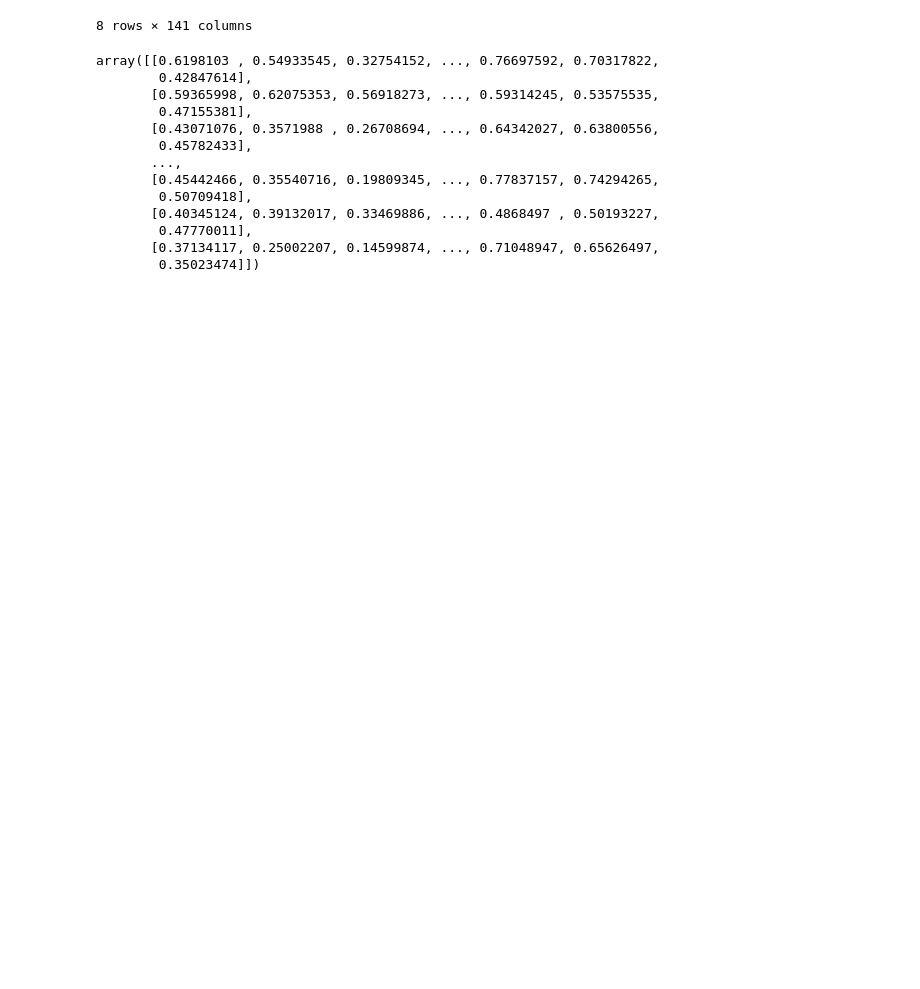
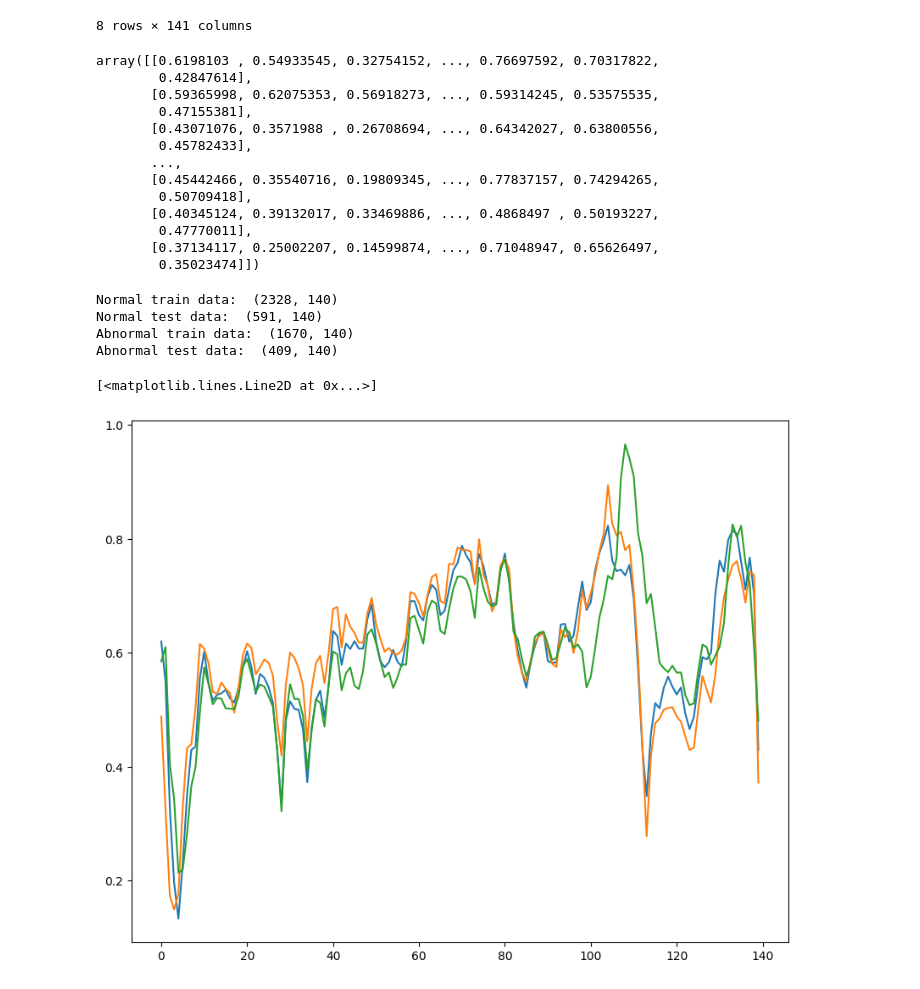
Before and after one commit to Ziyi-star/Bachelor-Project, a Jupyter notebook: notebooks/01-Autoencoder_ecg.ipynb, the cells around one changed output. Saved outputs shown, nothing was run; the diff lists cells and outputs as text; code cells hidden in the pictures; blank space fills up the shorter version.

```diff
--- a/notebooks/01-Autoencoder_ecg.ipynb
+++ b/notebooks/01-Autoencoder_ecg.ipynb
@@ -9,9 +9,6 @@ import numpy as np  #playing output with model
 
 from sklearn.model_selection import train_test_split    #model selection and scaling data
 from sklearn.preprocessing import MinMaxScaler, StandardScaler
-
-mpl.rcParams['figure.figsize'] = (10, 8)
-mpl.rcParams['axes.grid'] = False
 # %%
 df = pd.read_csv('ecg.csv',sep=',',header=None)
 df
@@ -89,3 +86,5 @@ array([[0.6198103 , 0.54933545, 0.32754152, ..., 0.76697592, 0.70317822,
         0.35023474]])
 # %%
 #spilt data into normal and abnormal data
+normal_train_data = train_data_scaled[train_labels == 1]
+abnormal_train_data = train_data_scaled[train_labels == 0]
@@ -91,0 +94,18 @@ array([[0.6198103 , 0.54933545, 0.32754152, ..., 0.76697592, 0.70317822,
+# %%
+print("Normal train data: ", normal_train_data.shape)
+print("Normal test data: ", normal_test_data.shape)
+print("Abnormal train data: ", abnormal_train_data.shape)
+print("Abnormal test data: ", abnormal_test_data.shape)
+# %% [output]
+Normal train data:  (2328, 140)
+Normal test data:  (591, 140)
+Abnormal train data:  (1670, 140)
+Abnormal test data:  (409, 140)
+# %%
+#See normal data ecg
+plt.plot(normal_train_data[0])
+plt.plot(normal_train_data[100])
+plt.plot(normal_train_data[200])
+# %% [output]
+[<matplotlib.lines.Line2D at 0x...>]
+[figure, added]
```
Also changed, not shown: parts of 10 cells of this notebook.
